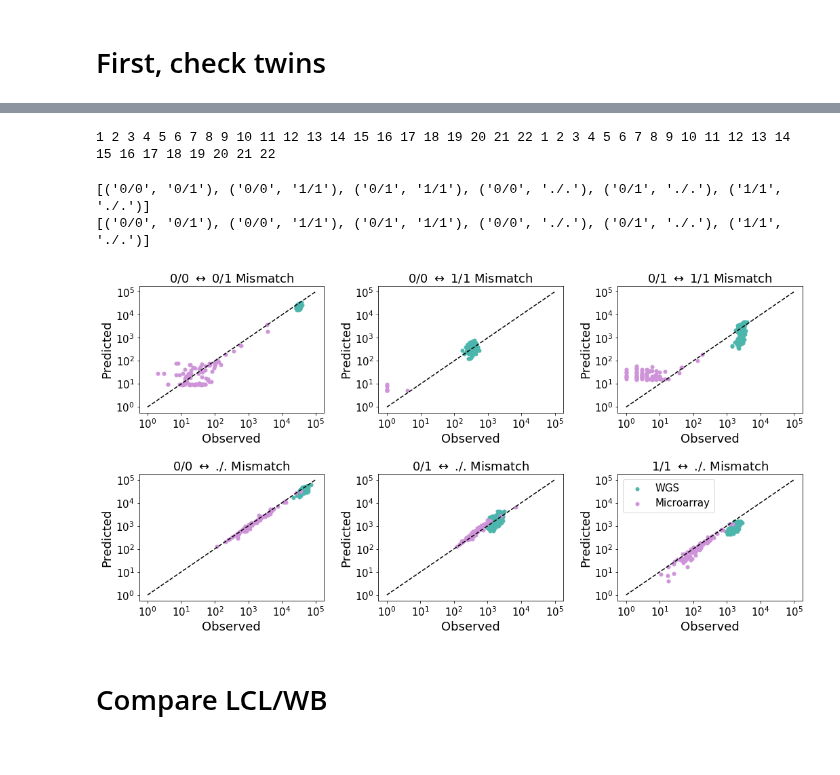
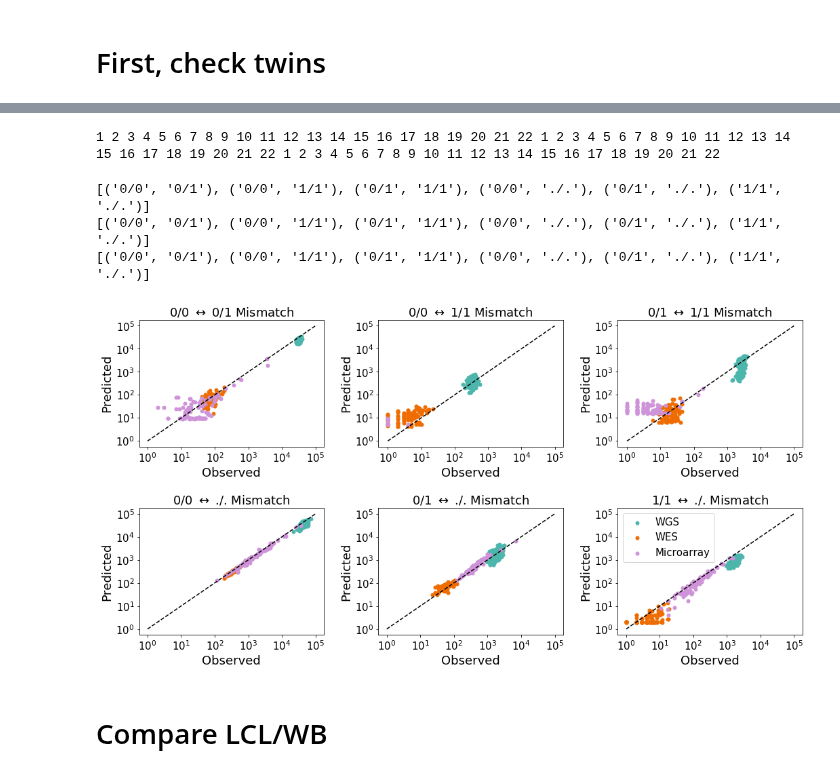
Before and after one commit to kpaskov/PhasingFamilies, a Jupyter notebook: parameter_estimation/Validate-With-Twins.ipynb, the cells around one changed output, grey strips where cells are left out. Cells and saved outputs as stored; diff of their text form; code cells hidden in the pictures.

```diff
--- a/parameter_estimation/Validate-With-Twins.ipynb
+++ b/parameter_estimation/Validate-With-Twins.ipynb
@@ -34,11 +34,11 @@ spark_baseline_counts = np.load('../split_gen_spark_split_identicals/baseline_co
 # %%
-ihart_error_rates = compare_rates.pull_error_rates(ihart_samples, 'ihart_identicals_lb_params.json', chroms, gens, obss)
-spark_exome_error_rates = compare_rates.pull_error_rates(spark_exome_samples, 'spark_exome_split_identicals_ind_pass_nodel_params.json', chroms, gens, obss)
-spark_error_rates = compare_rates.pull_error_rates(spark_samples, 'spark_identicals_lb_params.json', chroms, gens, obss)
+ihart_error_rates = compare_rates.pull_error_rates(ihart_samples, 'params/ihart_identicals_params.json', gens, obss)
+spark_exome_error_rates = compare_rates.pull_error_rates(spark_exome_samples, 'params/spark_exome_EX_identicals_params.json', gens, obss)
+spark_error_rates = compare_rates.pull_error_rates(spark_samples, 'params/spark_identicals_params.json', gens, obss)
+
+ihart_error_counts = compare_rates.pull_error_counts(ihart_samples, 'params/ihart_identicals_params.json', gens, obss)
+spark_exome_error_counts = compare_rates.pull_error_counts(spark_exome_samples, 'params/spark_exome_EX_identicals_params.json', gens, obss)
+spark_error_counts = compare_rates.pull_error_counts(spark_samples, 'params/spark_identicals_params.json', gens, obss)
-# %%
-ihart_error_counts = compare_rates.estimate_error_counts(ihart_baseline_counts, ihart_error_rates, chroms, gens, obss)
-#spark_exome_error_counts = compare_rates.estimate_error_counts(spark_exome_baseline_counts, spark_exome_error_rates, chroms, gens, obss)
-spark_error_counts = compare_rates.estimate_error_counts(spark_baseline_counts, spark_error_rates, chroms, gens, obss)
 # %%
 def pull_twins(twin_file, data_dir, samples):
     twin_pairs = []
@@ -72,10 +72,10 @@ def pull_twins(twin_file, data_dir, samples):
     return twin_pairs, counts
 
 ihart_twins, ihart_twin_counts = pull_twins('../sibpair_similarity/ihart_identicals.txt', '../split_gen_ihart', ihart_samples)
-#spark_exome_twins, spark_exome_twin_counts = pull_twins('../sibpair_similarity/spark_exome_identicals.txt', '../split_gen_spark_exome', spark_exome_samples)
+spark_exome_twins, spark_exome_twin_counts = pull_twins('../sibpair_similarity/spark_exome_identicals.txt', '../split_gen_spark_exome_EX', spark_exome_samples)
 spark_twins, spark_twin_counts = pull_twins('../sibpair_similarity/spark_identicals.txt', '../split_gen_spark', spark_samples)
 # %% [output]
-1 2 3 4 5 6 7 8 9 10 11 12 13 14 15 16 17 18 19 20 21 22 1 2 3 4 5 6 7 8 9 10 11 12 13 14 15 16 17 18 19 20 21 22
+1 2 3 4 5 6 7 8 9 10 11 12 13 14 15 16 17 18 19 20 21 22 1 2 3 4 5 6 7 8 9 10 11 12 13 14 15 16 17 18 19 20 21 22 1 2 3 4 5 6 7 8 9 10 11 12 13 14 15 16 17 18 19 20 21 22
 # %%
 mismatches = [('0/0', '0/1'), ('0/0', '1/1'), ('0/1', '1/1'),
              ('0/0', './.'), ('0/1', './.'), ('1/1', './.')]
@@ -114,11 +114,12 @@ def twin_expected_vs_observed(twins, samples, error_counts, twin_counts, error_r
     return expected, observed, famsize
 
 ihart_twins_expected, ihart_twins_observed, ihart_twins_famsize = twin_expected_vs_observed(ihart_twins, ihart_samples, ihart_error_counts, ihart_twin_counts, ihart_error_rates)
-#spark_exome_twins_expected, spark_exome_twins_observed, spark_exome_twins_famsize = twin_expected_vs_observed(spark_exome_twins, spark_exome_samples, spark_exome_error_counts, spark_exome_twin_counts, spark_exome_error_rates)
+spark_exome_twins_expected, spark_exome_twins_observed, spark_exome_twins_famsize = twin_expected_vs_observed(spark_exome_twins, spark_exome_samples, spark_exome_error_counts, spark_exome_twin_counts, spark_exome_error_rates)
 spark_twins_expected, spark_twins_observed, spark_twins_famsize = twin_expected_vs_observed(spark_twins, spark_samples, spark_error_counts, spark_twin_counts, spark_error_rates)
 # %% [output]
 [('0/0', '0/1'), ('0/0', '1/1'), ('0/1', '1/1'), ('0/0', './.'), ('0/1', './.'), ('1/1', './.')]
 [('0/0', '0/1'), ('0/0', '1/1'), ('0/1', '1/1'), ('0/0', './.'), ('0/1', './.'), ('1/1', './.')]
+[('0/0', '0/1'), ('0/0', '1/1'), ('0/1', '1/1'), ('0/0', './.'), ('0/1', './.'), ('1/1', './.')]
 # %%
 plt.rcParams.update({'font.size': 20})
 
@@ -130,37 +131,37 @@ for i, (obs1, obs2) in enumerate(mismatches):
 
     plt.scatter(np.log10(ihart_twins_observed[:, i]),
                 np.log10(ihart_twins_expected[:, i]),
                 color='#4db6ac', label='WGS', marker='.', s=100)
 
-    #plt.scatter(np.log10(np.clip(spark_exome_twins_observed[:, i], 1, None)),
-    #            np.log10(np.clip(spark_exome_twins_expected[:, i], 1, None)),
-    #            color='#ef6c00', label='WES', marker='.', s=100)
+    plt.scatter(np.log10(np.clip(spark_exome_twins_observed[:, i], 1, None)),
+                np.log10(np.clip(spark_exome_twins_expected[:, i], 1, None)),
+                color='#ef6c00', label='WES', marker='.', s=100)
     #plt.scatter(np.log10(np.clip(spark_exome_twins_observed[spark_exome_twins_famsize==3, i], 1, None)),
     #            np.log10(np.clip(spark_exome_twins_expected[spark_exome_twins_famsize==3, i], 1, None)),
     #            color='#ef6c00', marker='x', s=100)
 
     plt.scatter(np.log10(spark_twins_observed[:, i]),
                 np.log10(spark_twins_expected[:, i]),
                 color='#ce93d8ff', label='Microarray', marker='.', s=100)
     #plt.scatter(np.log10(np.clip(spark_twins_observed[spark_twins_famsize==3, i], 1, None)),
     #            np.log10(np.clip(spark_twins_expected[spark_twins_famsize==3, i], 1, None)),
     #            color='#ce93d8ff', label='Microarray', marker='x', s=100)
 
     plt.plot([0, 5], [0, 5], color='black', linestyle='--')
     plt.xticks(range(6), ['$10^%d$' % d for d in range(6)], fontsize=15)
     plt.yticks(range(6), ['$10^%d$' % d for d in range(56)], fontsize=15)
     plt.xlabel('Observed', fontsize=18)
     plt.ylabel('Predicted', fontsize=18)
 
     if i==5:
         plt.legend(fontsize=15)
 
 
 plt.tight_layout()
 plt.savefig('../plots/mismatches.png')
 #plt.show()
 # %% [output]
-[figure, old version]
+[figure, new version]
 # %% [markdown]
 # Compare LCL/WB
 # %%
```
Also changed, not shown: parts of 2 cells of this notebook, 4 other files.
